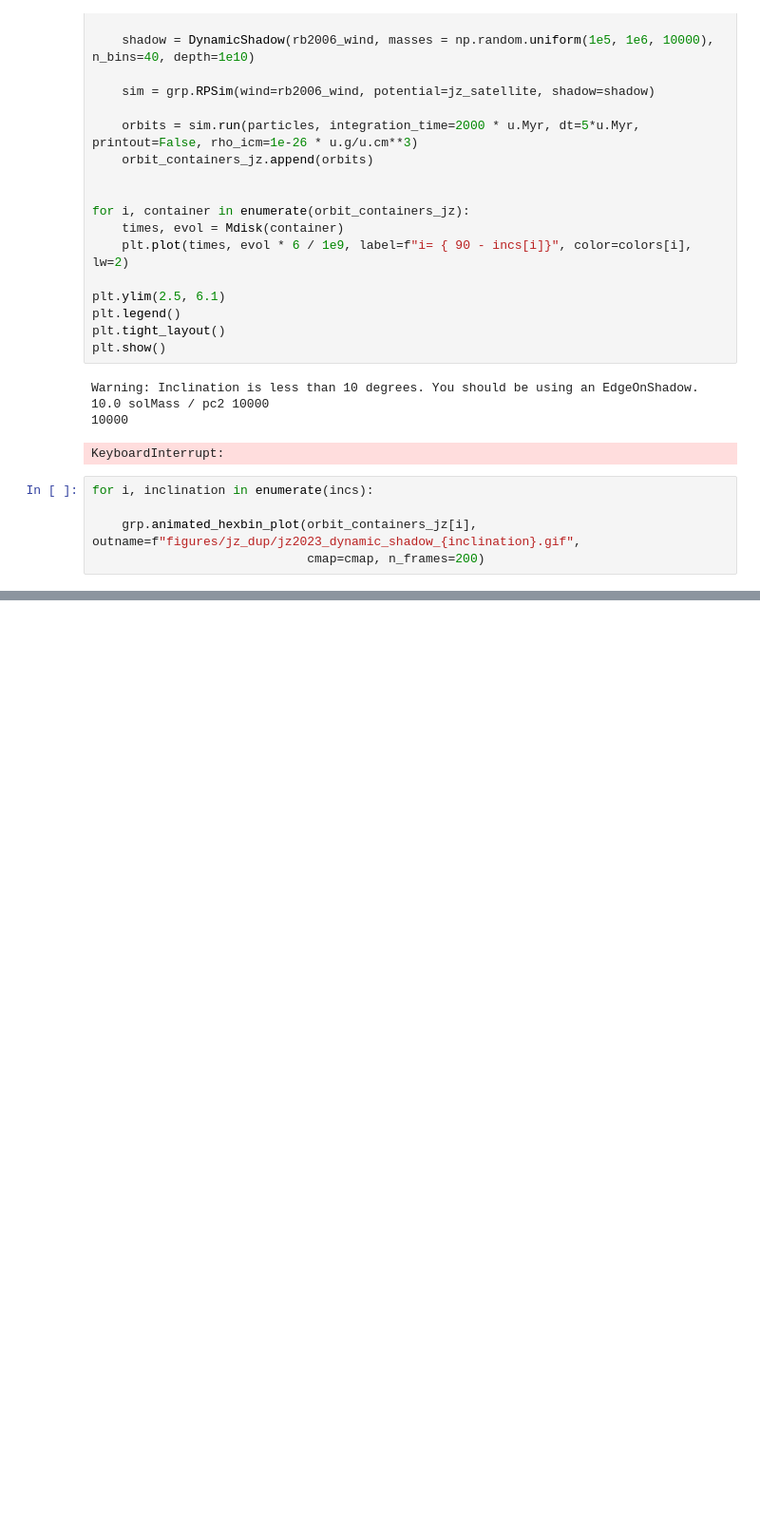
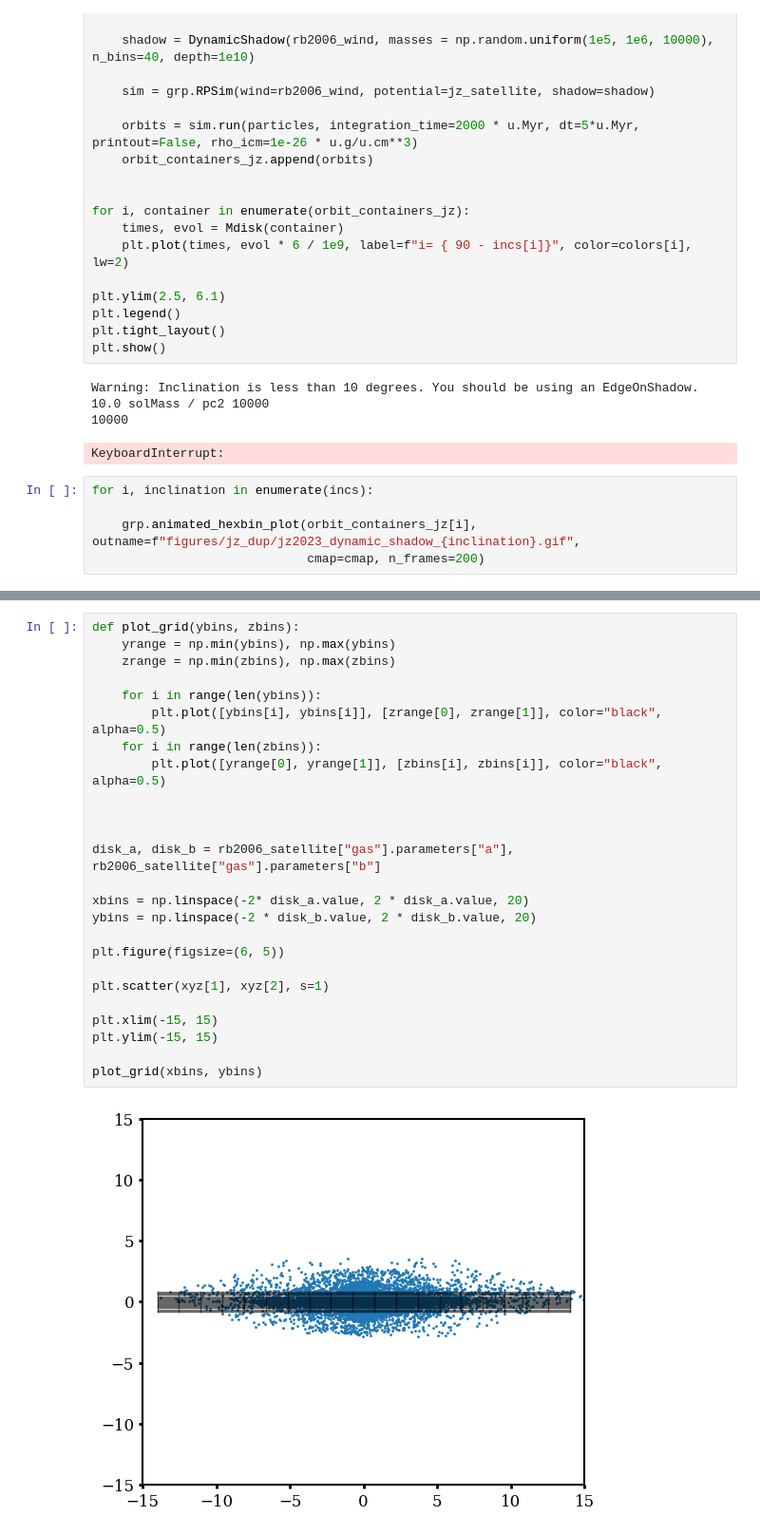
Before and after one commit to HSouch/galarp, a Jupyter notebook: paper/0-1-FullDynamicShadow.ipynb, the cells around one changed output, grey strips where cells are left out. Shown at 95% size. Drawn from its saved outputs; the diff is of its cells as text; blank space fills up the shorter version.

```diff
--- a/paper/0-1-FullDynamicShadow.ipynb
+++ b/paper/0-1-FullDynamicShadow.ipynb
@@ -769,0 +686,27 @@ test = AnimatedHexbinPlot(orbits=orbits).generate()
+# %%
+def plot_grid(ybins, zbins):
+    yrange = np.min(ybins), np.max(ybins)
+    zrange = np.min(zbins), np.max(zbins)
+
+    for i in range(len(ybins)):
+        plt.plot([ybins[i], ybins[i]], [zrange[0], zrange[1]], color="black", alpha=0.5)
+    for i in range(len(zbins)):
+        plt.plot([yrange[0], yrange[1]], [zbins[i], zbins[i]], color="black", alpha=0.5)
+
+
+
+disk_a, disk_b = rb2006_satellite["gas"].parameters["a"], rb2006_satellite["gas"].parameters["b"]
+
+xbins = np.linspace(-2* disk_a.value, 2 * disk_a.value, 20)
+ybins = np.linspace(-2 * disk_b.value, 2 * disk_b.value, 20)
+
+plt.figure(figsize=(6, 5))
+
+plt.scatter(xyz[1], xyz[2], s=1)
+
+plt.xlim(-15, 15)
+plt.ylim(-15, 15)
+
+plot_grid(xbins, ybins)
+# %% [output]
+[figure, added]
```
Also changed, not shown: parts of 13 cells of this notebook.
